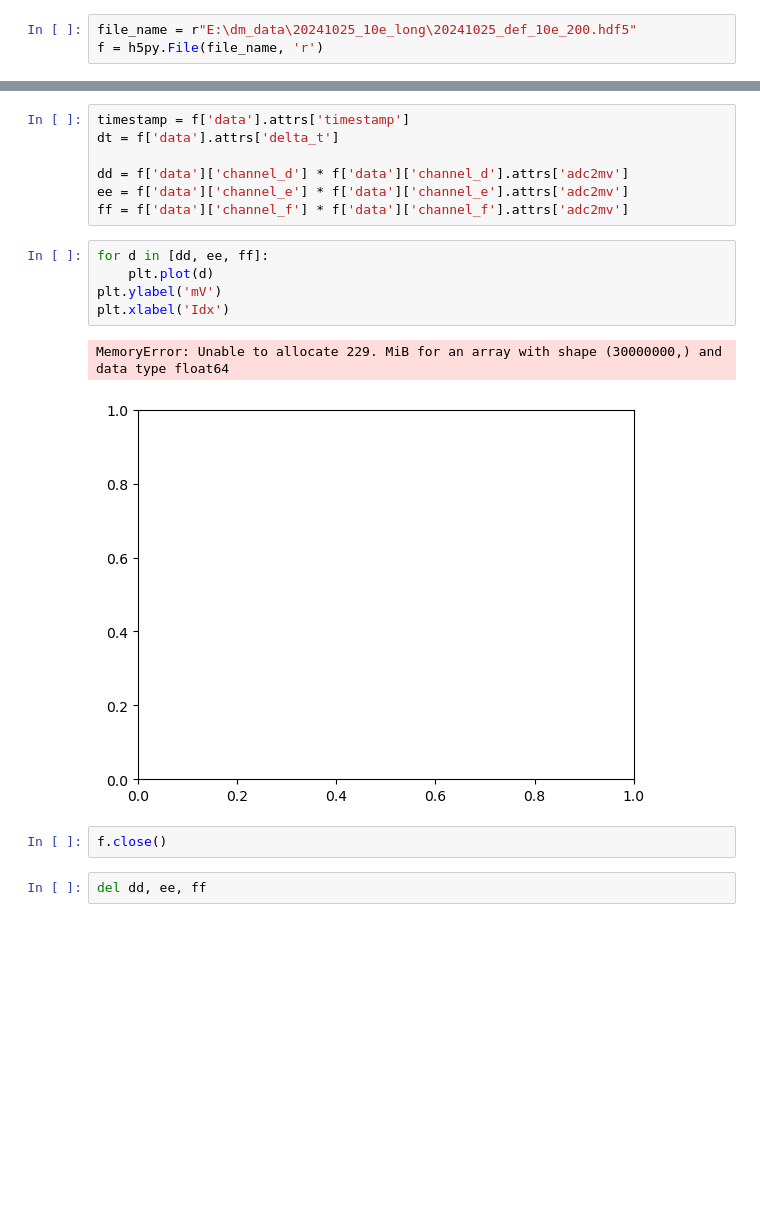
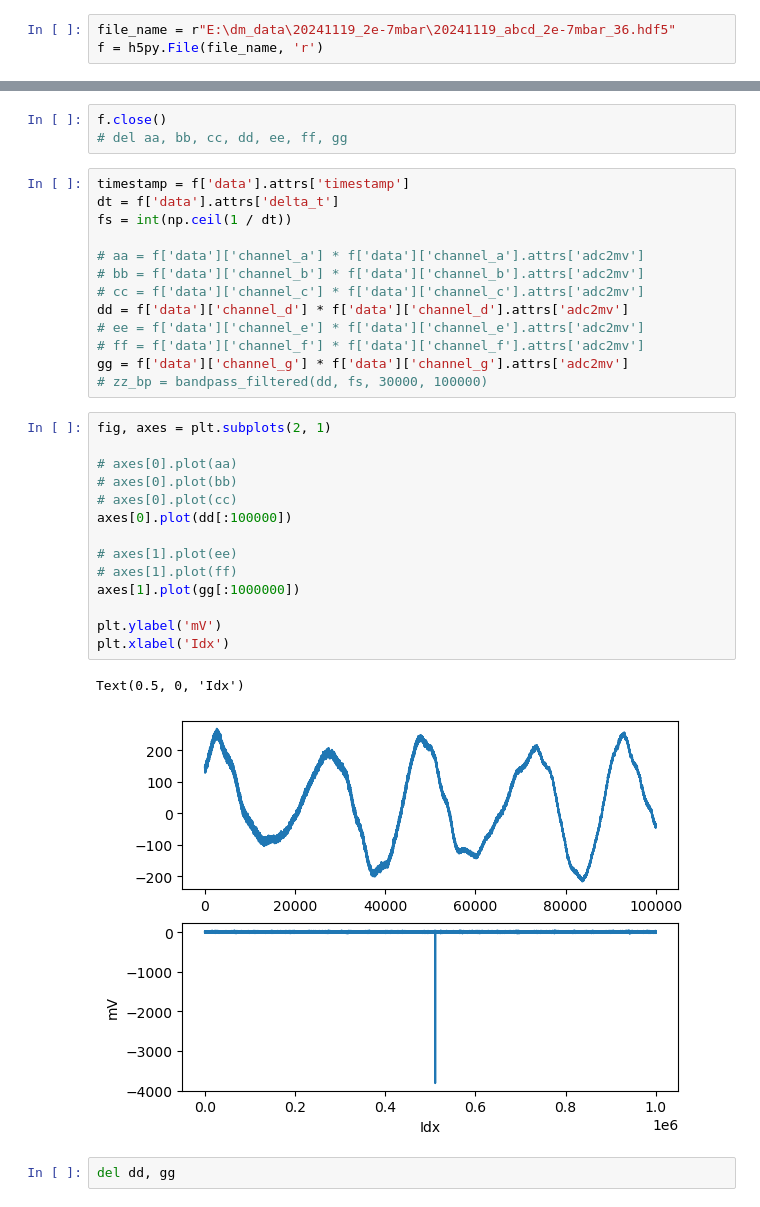
Before and after one commit to yuhants/Nanospheres, a Jupyter notebook: analysis_notebooks/20241017_h5py_test.ipynb, the cells around one changed output, grey strips where cells are left out. Saved outputs shown, nothing was run; the diff lists cells and outputs as text; blank space fills up the shorter version.

```diff
--- a/analysis_notebooks/20241017_h5py_test.ipynb
+++ b/analysis_notebooks/20241017_h5py_test.ipynb
@@ -5,3 +13,3 @@ import h5py
 # %%
-file_name = r"E:\dm_data\20241025_10e_long\20241025_def_10e_200.hdf5"
+file_name = r"E:\dm_data\20241119_2e-7mbar\20241119_abcd_2e-7mbar_36.hdf5"
 f = h5py.File(file_name, 'r')
@@ -8,19 +32,35 @@ f = h5py.File(file_name, 'r')
+# %%
+f.close()
+# del aa, bb, cc, dd, ee, ff, gg
 # %%
 timestamp = f['data'].attrs['timestamp']
 dt = f['data'].attrs['delta_t']
+fs = int(np.ceil(1 / dt))
 
+# aa = f['data']['channel_a'] * f['data']['channel_a'].attrs['adc2mv']
+# bb = f['data']['channel_b'] * f['data']['channel_b'].attrs['adc2mv']
+# cc = f['data']['channel_c'] * f['data']['channel_c'].attrs['adc2mv']
 dd = f['data']['channel_d'] * f['data']['channel_d'].attrs['adc2mv']
-ee = f['data']['channel_e'] * f['data']['channel_e'].attrs['adc2mv']
-ff = f['data']['channel_f'] * f['data']['channel_f'].attrs['adc2mv']
+# ee = f['data']['channel_e'] * f['data']['channel_e'].attrs['adc2mv']
+# ff = f['data']['channel_f'] * f['data']['channel_f'].attrs['adc2mv']
+gg = f['data']['channel_g'] * f['data']['channel_g'].attrs['adc2mv']
+# zz_bp = bandpass_filtered(dd, fs, 30000, 100000)
-# %%
-for d in [dd, ee, ff]:
-    plt.plot(d)
-plt.ylabel('mV')
-plt.xlabel('Idx')
-# %% [output]
-MemoryError: Unable to allocate 229. MiB for an array with shape (30000000,) and data type float64
-[figure, removed]
-# %%
-f.close()
+# %%
+fig, axes = plt.subplots(2, 1)
+
+# axes[0].plot(aa)
+# axes[0].plot(bb)
+# axes[0].plot(cc)
+axes[0].plot(dd[:100000])
+
+# axes[1].plot(ee)
+# axes[1].plot(ff)
+axes[1].plot(gg[:1000000])
+
+plt.ylabel('mV')
+plt.xlabel('Idx')
+# %% [output]
+Text(0.5, 0, 'Idx')
+[figure, added]
 # %%
-del dd, ee, ff
+del dd, gg
```
Also changed, not shown: parts of 3 cells of this notebook, 8 other files.
